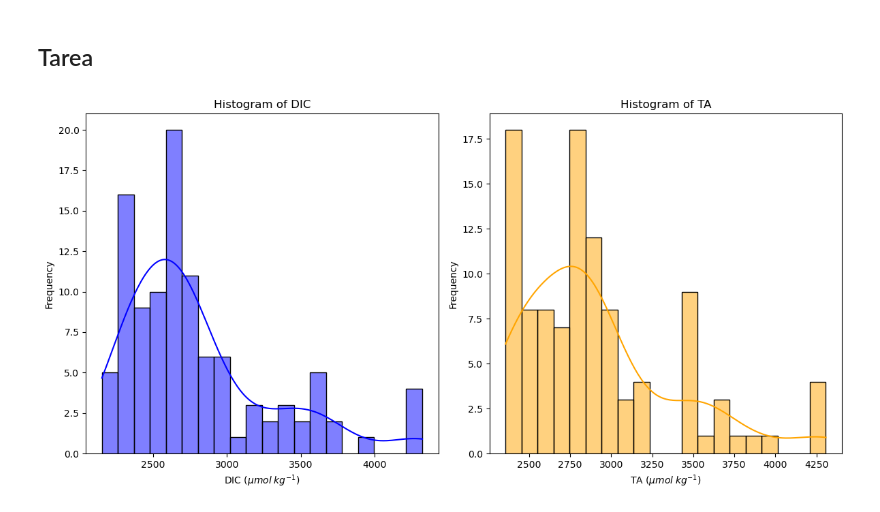
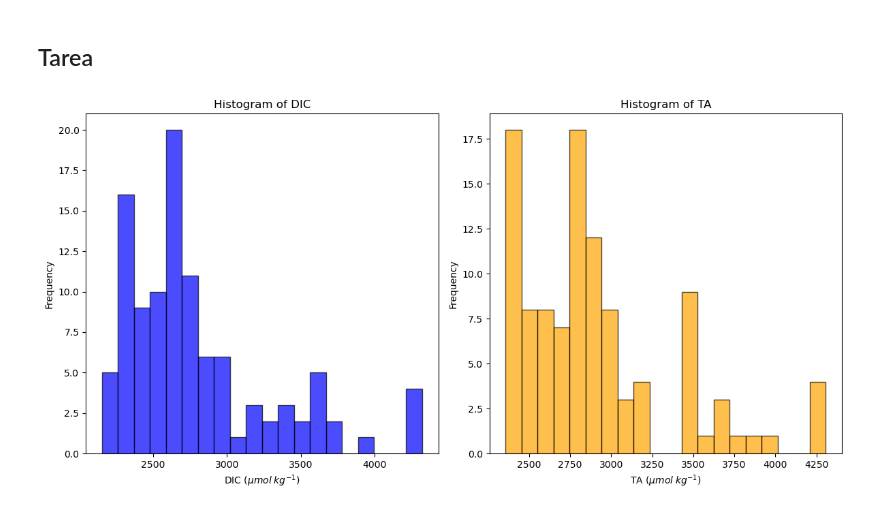
Before and after one commit to CCaceres97/Curso-de-Estad-stica-en-Python-UNAM, a Jupyter notebook: 6_plot_descriptive_statics.ipynb, the cells around one changed output. Saved outputs shown, nothing was run; the diff lists cells and outputs as text; code cells hidden in the pictures.

Commit message:
Agrego tarea plot_descriptive_statics

```diff
--- a/6_plot_descriptive_statics.ipynb
+++ b/6_plot_descriptive_statics.ipynb
@@ -78,19 +78,25 @@ plt.show()
 [figure]
 # %% [markdown]
 ## Tarea
-# %%
-#plot histogram of DIC and TA
-import seaborn as sns
-fig, ax = plt.subplots(1, 2, figsize=(12, 6))
-sns.histplot(CO2Data['dic_micromol_kg'], bins=20, kde=True, ax=ax[0], color='blue')
-ax[0].set_title('Histogram of DIC')
-ax[0].set_xlabel('DIC ($\mu mol \; kg^{-1}$)')
-ax[0].set_ylabel('Frequency')
-sns.histplot(CO2Data['ta_micromol_kg'], bins=20, kde=True, ax=ax[1], color='orange')
-ax[1].set_title('Histogram of TA')
-ax[1].set_xlabel('TA ($\mu mol \; kg^{-1}$)')
-ax[1].set_ylabel('Frequency')
-plt.tight_layout()
-plt.show()
-# %% [output]
-[figure, removed]
+# %%
+#plot histogram of DIC and TA
+import matplotlib.pyplot as plt
+
+fig, ax = plt.subplots(1, 2, figsize=(12, 6))
+
+# Histograma de DIC
+ax[0].hist(CO2Data['dic_micromol_kg'], bins=20, color='blue', edgecolor='black', alpha=0.7)
+ax[0].set_title('Histogram of DIC')
+ax[0].set_xlabel('DIC ($\mu mol \; kg^{-1}$)')
+ax[0].set_ylabel('Frequency')
+
+# Histograma de TA
+ax[1].hist(CO2Data['ta_micromol_kg'], bins=20, color='orange', edgecolor='black', alpha=0.7)
+ax[1].set_title('Histogram of TA')
+ax[1].set_xlabel('TA ($\mu mol \; kg^{-1}$)')
+ax[1].set_ylabel('Frequency')
+
+plt.tight_layout()
+plt.show()
+# %% [output]
+[figure, added]
```
Also changed, not shown: 1 other file.
